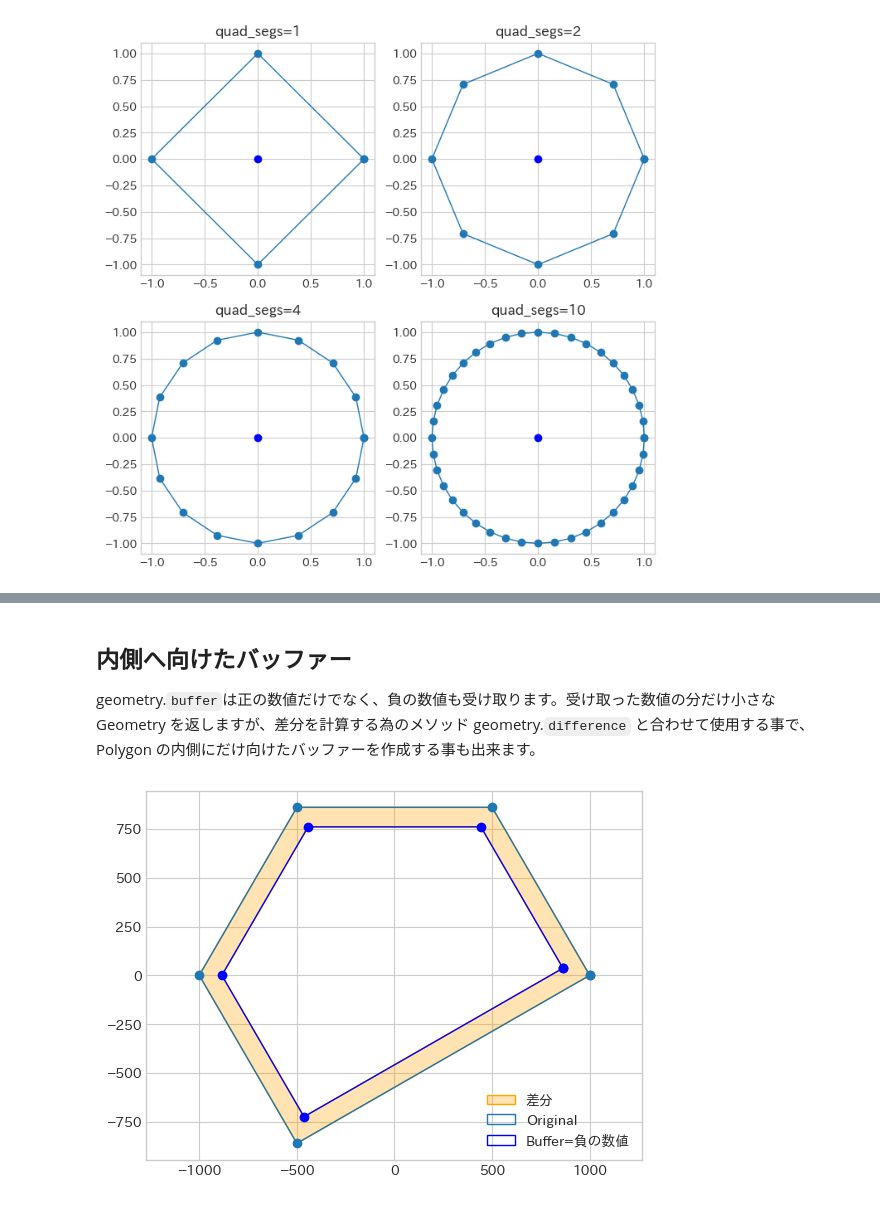
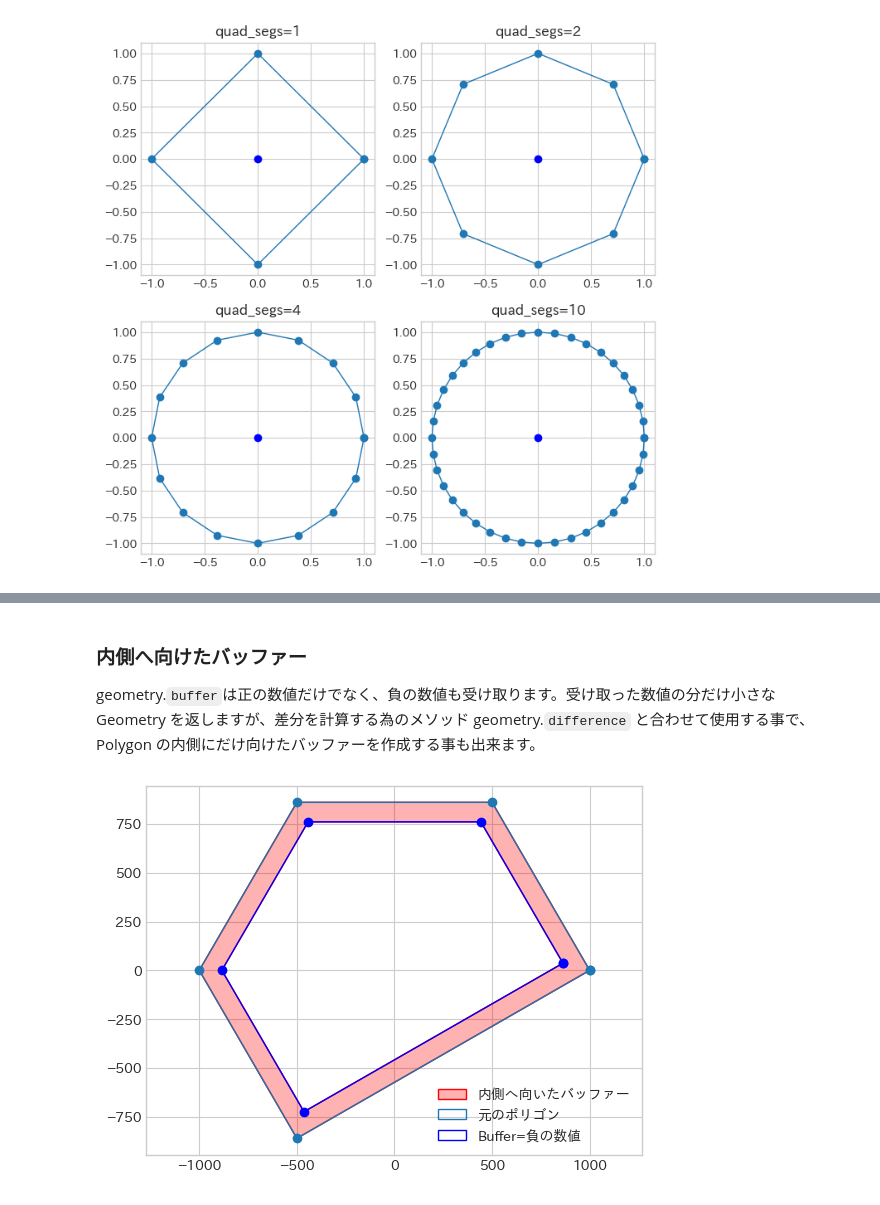
Before and after one commit to shingo405nagano/WriteZenn, a Jupyter notebook: notebooks/gis_tutorial_4_2_geometry_methods.ipynb, the cells around one changed output, grey strips where cells are left out. Cells and saved outputs as stored; diff of their text form; code cells hidden in the pictures.

```diff
--- a/notebooks/gis_tutorial_4_2_geometry_methods.ipynb
+++ b/notebooks/gis_tutorial_4_2_geometry_methods.ipynb
@@ -219,11 +189,14 @@ ax.axis('equal')
 # %%
+fc = (0,0,0,0)
+
 fig = plt.figure(figsize=(8, 8))
 for i, param in enumerate([1, 2, 4, 10]):
     ax = fig.add_subplot(2, 2, i + 1)
     ax.set_title(f"quad_segs={param}")
     plot_points(pt1, color='blue', ax=ax)
+
     # Bufferの作成
     buff = pt1.buffer(1, quad_segs=param)
-    plot_polygon(buff, facecolor=(0,0,0,0), ax=ax)
+    plot_polygon(buff, facecolor=fc, ax=ax)
 # %% [output]
 [figure]
@@ -276,19 +240,19 @@ ax[1, 1].set_title("single_sided=True");
 # %% [markdown]
-## 内側へ向けたバッファー
+### **内側へ向けたバッファー**
 geometry.`buffer`は正の数値だけでなく、負の数値も受け取ります。受け取った数値の分だけ小さな Geometry を返しますが、差分を計算する為のメソッド geometry.`difference` と合わせて使用する事で、Polygon の内側にだけ向けたバッファーを作成する事も出来ます。
 # %%
 inner_poly = poly.buffer(-100)
-buffer_diff = poly.difference(inner_poly)
+inner_belt = poly.difference(inner_poly)
 
 fig, ax = plt.subplots()
-plot_polygon(buffer_diff, color='orange', add_points=False,
-             ax=ax, label='差分')
+plot_polygon(inner_belt, color='red', add_points=False,
+             ax=ax, label='内側へ向いたバッファー')
 
-plot_polygon(poly, facecolor=(0,0,0,0), ax=ax, label='Original')
+plot_polygon(poly, facecolor=fc, ax=ax, label='元のポリゴン')
 plot_polygon(inner_poly, color='blue',
-             facecolor=(0,0,0,0), ax=ax,
+             facecolor=fc, ax=ax,
              label='Buffer=負の数値')
 ax.axis('equal')
 ax.legend();
 # %% [output]
-[figure, old version]
+[figure, new version]
```
Also changed, not shown: parts of 22 cells of this notebook, 1 other file.
